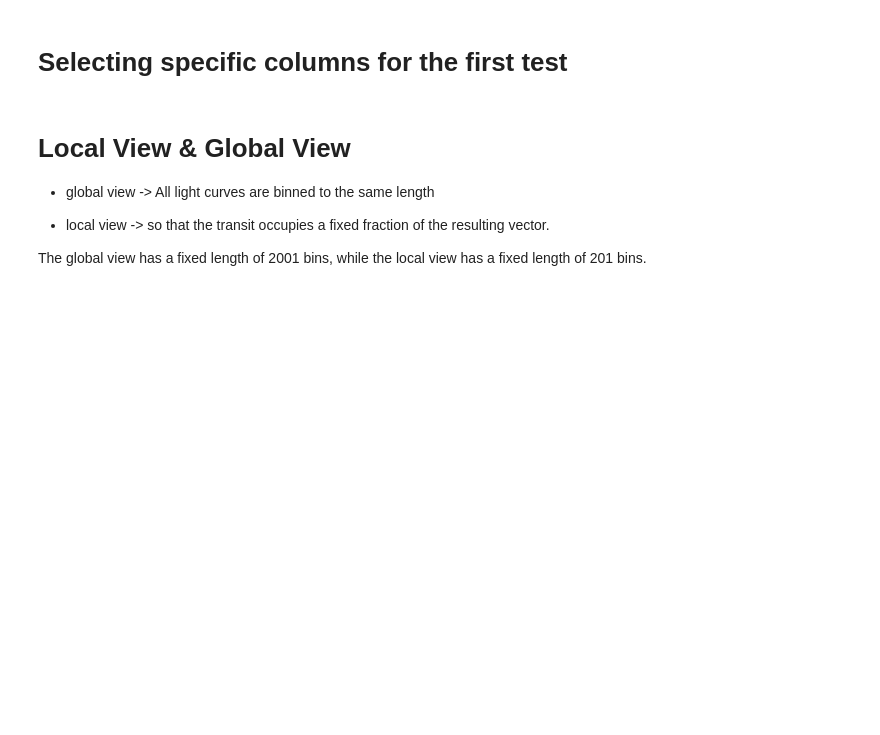
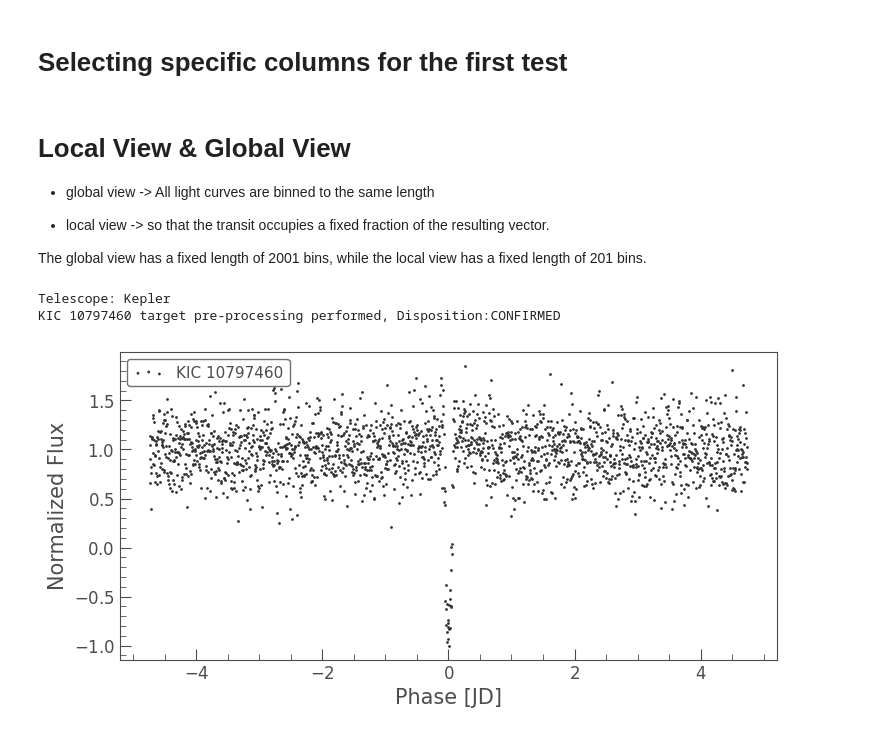
Before and after one commit to AlexCohenDambros/Exoplanet-Detection-Algorithm, a Jupyter notebook: preprocessing_curves.ipynb, the cells around one changed output. Drawn from its saved outputs; the diff is of its cells as text; code cells hidden in the pictures; blank space fills up the shorter version.

```diff
--- a/preprocessing_curves.ipynb
+++ b/preprocessing_curves.ipynb
@@ -297,8 +204,9 @@ df_tess = df_tess[df_tess['disposition'].isin(candidate_disposition)]
 df_kepler = df_kepler[df_kepler['disposition'].isin(candidate_disposition)]
 df_k2 = df_k2[df_k2['disposition'].isin(candidate_disposition)]
 # %%
-# telescopes_list = {'Kepler': df_kepler, 'TESS': df_tess, 'K2': df_k2}
-telescopes_list = {'Kepler': df_kepler} # Test
+# telescopes_list = {'Kepler': df_kepler.sample(1), 'TESS': df_tess.sample(1)}
+telescopes_list = {'Kepler': df_kepler.head(1)}
+
 
 local_curves = []
 local_targets = []
@@ -318,10 +226,11 @@ for name_telescope, df_telescope in telescopes_list.items():
 
             if name_telescope == 'Kepler':
                 id_target = 'KIC ' + str(id_target)
+                lcs = lk.search_lightcurve(id_target, author= name_telescope, cadence='long').download_all()
+
             elif name_telescope == 'TESS':
                 id_target = 'TIC ' + str(id_target)
-
-            lcs = lk.search_lightcurve(id_target, mission= name_telescope, cadence='long').download_all()
+                lcs = lk.search_lightcurve(id_target, mission= name_telescope, cadence='long').download_all()
 
             if not(lcs is None):
 
@@ -329,8 +238,7 @@ for name_telescope, df_telescope in telescopes_list.items():
                 lc_raw = lcs.stitch()
 
                 # Clean outliers, but only those that are above the mean level (e.g. attributable to stellar flares or cosmic rays).
-                lc_clean = lc_raw.remove_outliers(sigma=20, sigma_upper=4)
-
+                lc_clean = lc_raw.remove_outliers(sigma=3)
 
                 # We have to mask the transit to avoid self-subtraction the genuine planet signal when we flatten the lightcurve. We have to do a hack to find where the time series should be masked.
                 if t0 != None:
@@ -342,7 +250,6 @@ for name_telescope, df_telescope in telescopes_list.items():
                 phase_mask = np.abs(temp_fold.phase.value) < (fractional_duration * 1.5)
                 transit_mask = np.in1d(lc_clean.time.value, temp_fold.time_original.value[phase_mask])
 
-                # Now flatten the mask, but interpolate the trend over the points possessing the transit signal of interest.
                 lc_flat, trend_lc = lc_clean.flatten(return_trend=True, mask=transit_mask)
 
                 # Now fold the cleaned, flattened lightcurve:
@@ -350,37 +257,64 @@ for name_telescope, df_telescope in telescopes_list.items():
                     lc_fold = lc_flat.fold(period, epoch_time=t0)
                 else:
                     lc_fold = lc_flat.fold(period)
 
-
                 # ========= Defining global curves =========
-                lc_global = lc_fold.bin(time_bin_size=0.005).normalize() - 1
+                lc_global = lc_fold.bin(bins=2001).normalize() - 1
                 lc_global = (lc_global / np.abs(lc_global.flux.min()) ) * 2.0 + 1
 
                 phase_mask = (lc_fold.phase > -4*fractional_duration) & (lc_fold.phase < 4.0*fractional_duration)
                 lc_zoom = lc_fold[phase_mask]
 
 
                 # ========= Defining local curves =========
-                lc_local = lc_zoom.bin(time_bin_size=0.0005).normalize() - 1
+                lc_local = lc_zoom.bin(bins=201).normalize() - 1
                 lc_local = (lc_local / np.abs(np.nanmin(lc_local.flux)) ) * 2.0 + 1
 
                 local_targets.append(row[1])
                 local_curves.append(lc_local.flux.value)
 
                 global_targets.append(row[1])
                 global_curves.append(lc_global.flux.value)
 
+                lc_global.scatter()
 
-                print(f"{id_target} target pre-processing performed")
-                break
+                print(f"{id_target} target pre-processing performed, Disposition:{row[1]}")
 
             else:
                 print("Error downloading target data:", id_target)
 
         except Exception as error:
-            print(error)
-            break
+            print(f"Failed at id: {id_target} | Error: {error}")
 
 
 df_local = pd.DataFrame(local_curves)
 df_global = pd.DataFrame(global_curves)
+
+df_global = df_global.interpolate(axis=1)
+df_local = df_local.interpolate(axis=1)
+
+df_global['label'] = pd.Series(global_targets)
+df_local['label'] = pd.Series(local_targets)
+
+get_current_path = os.getcwd()
+
+# Path
+path = os.path.join(get_current_path, 'Preprocessed')
+
+# ============= Create the directory =============
+try:
+    if os.path.exists(path):
+        shutil.rmtree(path, ignore_errors=True)
+        os.makedirs(path, exist_ok = True)
+    else:
+        os.makedirs(path, exist_ok = True)
+
+except OSError as error:
+    print("Directory can not be created: ", error)
+
+df_global.to_csv(path+ '\\preprocessed_local_view.csv')
+df_local.to_csv(path+ '\\preprocessed_global_view.csv')
+# %% [output]
+Telescope: Kepler
+KIC 10797460 target pre-processing performed, Disposition:CONFIRMED
+[figure, added]
```
Also changed, not shown: parts of 13 cells of this notebook, 2 other files.
